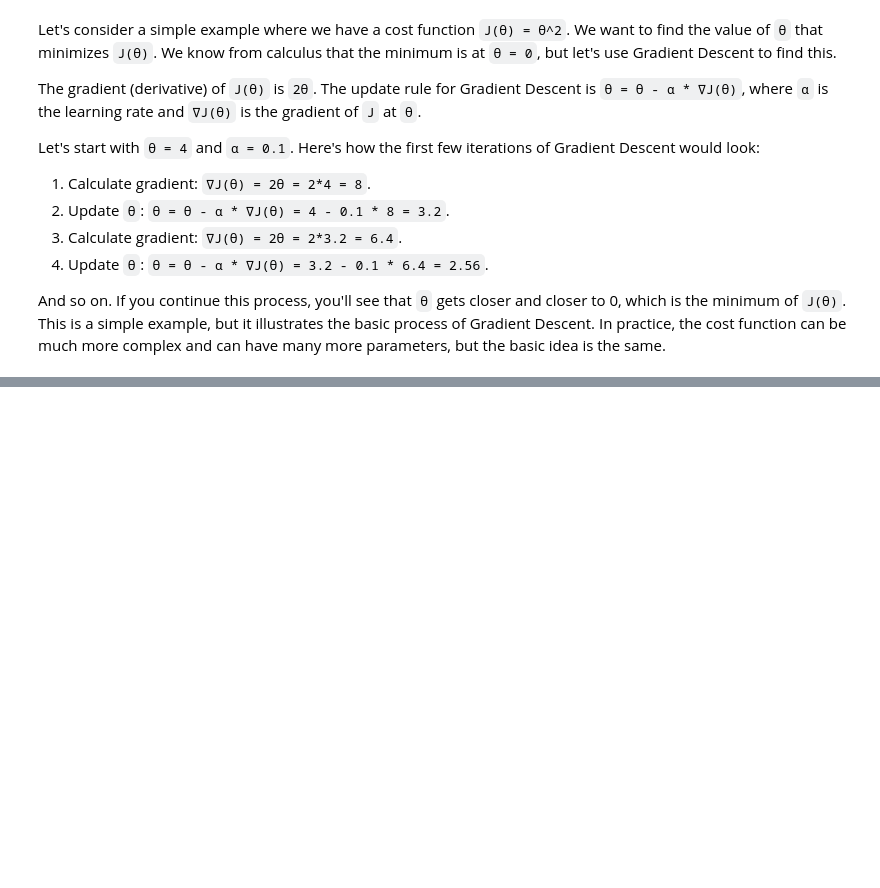
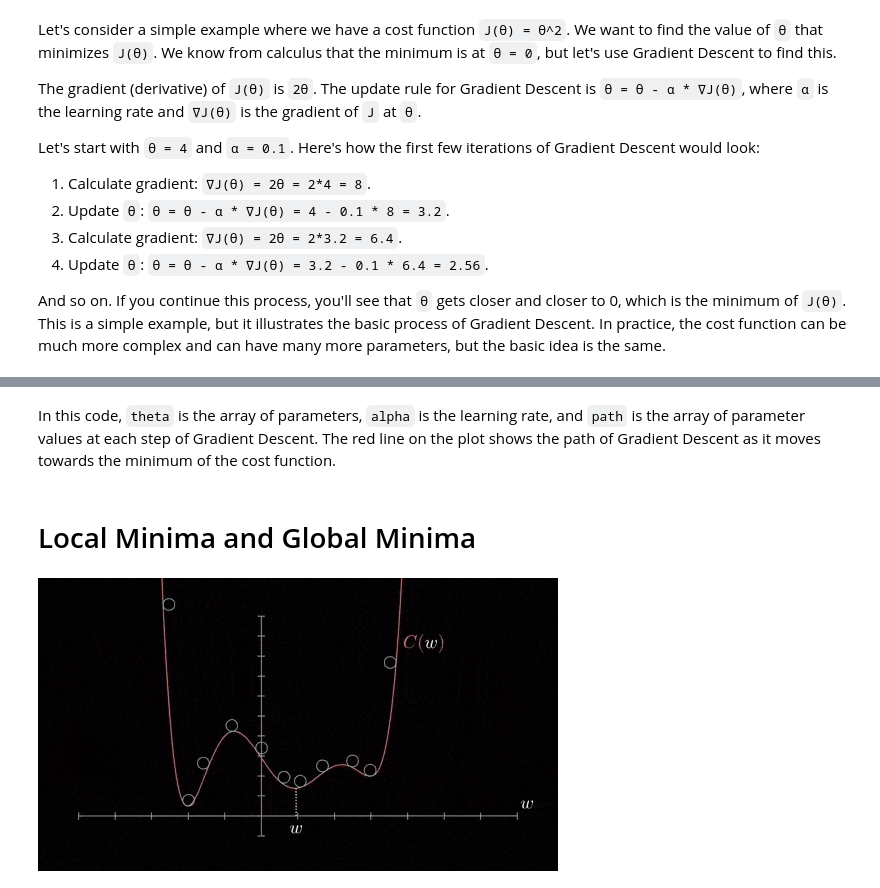
Before and after one commit to Ahmad10Raza/MindsForge-Unveiling-the-World-of-ML-Deep-Learning-and-Data, a Jupyter notebook: Machine Learnings/04. Cost Function/05. Reduction Of Cost Function /01. Gradient Descent.ipynb, the cells around one changed output, grey strips where cells are left out. Drawn from its saved outputs; the diff is of its cells as text; code cells hidden in the pictures; blank space fills up the shorter version.

```diff
--- a/Machine Learnings/04. Cost Function/05. Reduction Of Cost Function /01. Gradient Descent.ipynb
+++ b/Machine Learnings/04. Cost Function/05. Reduction Of Cost Function /01. Gradient Descent.ipynb
@@ -88,0 +137,10 @@ And so on. If you continue this process, you'll see that `θ` gets closer and cl
+# %% [markdown]
+
+
+In this code, `theta` is the array of parameters, `alpha` is the learning rate, and `path` is the array of parameter values at each step of Gradient Descent. The red line on the plot shows the path of Gradient Descent as it moves towards the minimum of the cost function.
+# %% [markdown]
+# Local Minima and Global Minima
+# %%
+Image(filename='images/LM.gif')
+# %% [output]
+[figure, added]
```
Also changed, not shown: parts of 37 cells of this notebook, 2 other files.
